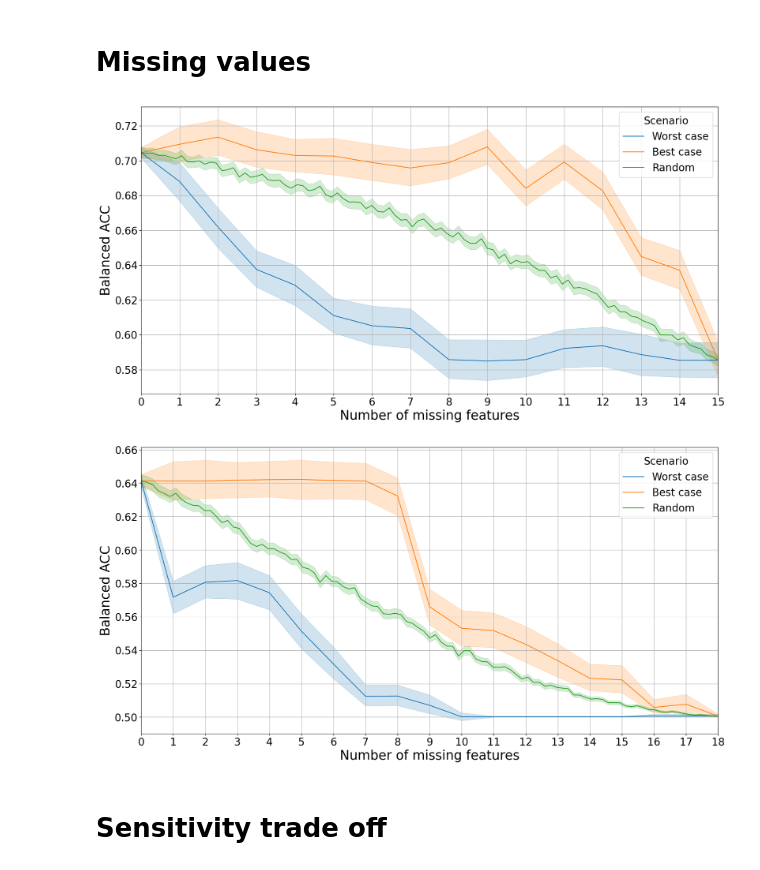
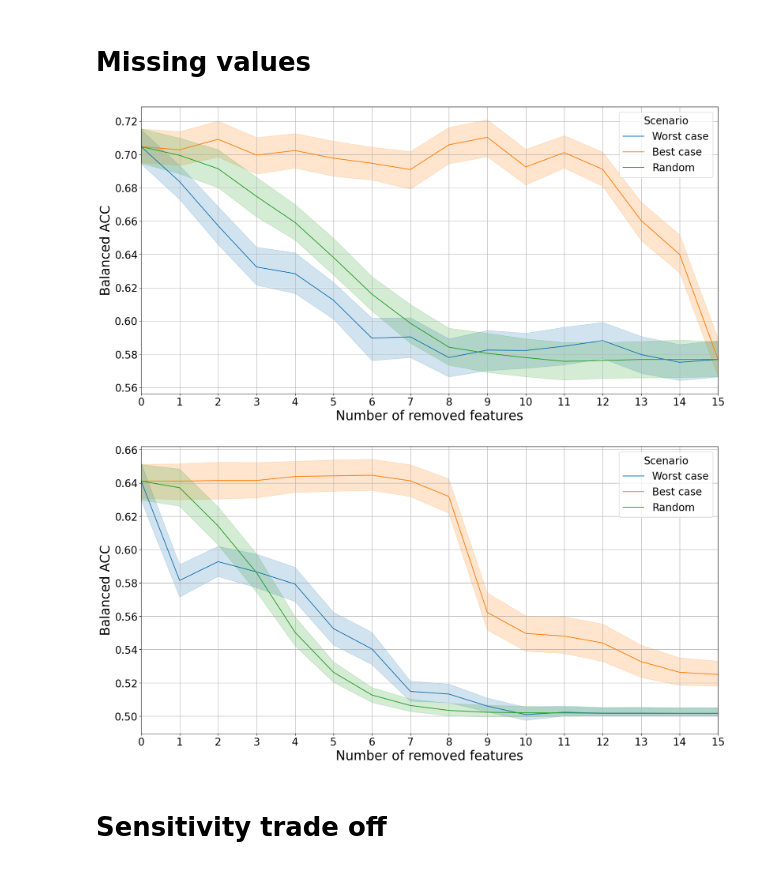
Before and after one commit to N-Nieto/MACRO_experiments, a Jupyter notebook: code/plot_figures_paper_v3.ipynb, the cells around one changed output. Saved outputs shown, nothing was run; the diff lists cells and outputs as text; code cells hidden in the pictures.

Commit message:
Re-factor, keep the scripts for the experiments

```diff
--- a/code/plot_figures_paper_v2.ipynb
+++ b/code/plot_figures_paper_v3.ipynb
@@ -828,85 +833,77 @@ No data for colormapping provided via 'c'. Parameters 'vmin', 'vmax' will be ign
 # %% [markdown]
 # Missing values
 # %%
-data_dir = "/home/nnieto/Nico/MODS_project/CULPRIT_project/output/optuna/missing_values/"
+data_dir = "/home/nnieto/Nico/MODS_project/CULPRIT_project/output/optuna/big_experiment/"
 
-results_random = pd.read_csv(data_dir + "missing_values_10foldx10repx10_shuffle.csv", index_col=0)
-results_random["Percenage_nan"] = results_random["Percenage_nan"] * 15
+results_random = pd.read_csv(data_dir + "Full_big_experiment_random_remove.csv", index_col=0)
+results_random = results_random[results_random["Threshold"] == 0.5]
 results_random["Scenario"] = "Random"
 
-results_0 = results_random[results_random["Percenage_nan"] == 0]
-
-results_direct = pd.read_csv(data_dir + "missing_values_10foldx10rep_direct.csv", index_col=0)
-results_direct["Percenage_nan"] = results_direct["Percenage_nan"] +1
-results_direct = pd.concat([results_0,results_direct])
+results_direct = pd.read_csv(data_dir + "Full_big_experiment_direct_remove.csv", index_col=0)
+results_direct = results_direct[results_direct["Threshold"] == 0.5]
 results_direct["Scenario"] = "Worst case"
 
-results_inverse = pd.read_csv(data_dir + "missing_values_10foldx10rep_inverse.csv", index_col=0)
+results_inverse = pd.read_csv(data_dir + "Full_big_experiment_inverse_remove.csv", index_col=0)
 
-results_inverse["Percenage_nan"] = results_inverse["Percenage_nan"] + 1
-results_inverse = pd.concat([results_inverse,results_0])
+results_inverse = results_inverse[results_inverse["Threshold"] == 0.5]
 results_inverse["Scenario"] = "Best case"
 
 
 fig, ax = plt.subplots(1, 1, figsize=[20, 10])
 metric_to_plot = "Balanced ACC"
 results_mv = pd.concat([results_direct,results_inverse,results_random])
-results_mv_to_plot = results_mv[results_mv["Model"] == "24hs"]
+results_mv_to_plot = results_mv[results_mv["Model"] == "Full"]
 
 sns.lineplot(
     data=results_mv_to_plot,
-    x="Percenage_nan", y=metric_to_plot,
+    x="Number of Removed Features", y=metric_to_plot,
     hue="Scenario", ax=ax
 )
 plt.grid()
 plt.xlim(0,15)
-plt.xlabel("Number of missing features")
+plt.xlabel("Number of removed features")
 custom_ticks = np.arange(0, 16, 1)  # Range from 0 to 1 with step of 0.1
 plt.xticks(custom_ticks)
 # plt.title("Missing values impact in 24hs Model")
 plt.show()
 # %% [output]
-[figure, old version]
+[figure, new version]
 # %%
-data_dir = "/home/nnieto/Nico/MODS_project/CULPRIT_project/output/optuna/missing_values/"
+data_dir = "/home/nnieto/Nico/MODS_project/CULPRIT_project/output/optuna/big_experiment/"
 
-results_random = pd.read_csv(data_dir + "missing_values_10foldx10repx10_shuffle_admission.csv", index_col=0)
-results_random["Percenage_nan"] = results_random["Percenage_nan"] * 18
+results_random = pd.read_csv(data_dir + "Admission_big_experiment_random_remove.csv", index_col=0)
+results_random = results_random[results_random["Thresholds"] == 0.5]
 results_random["Scenario"] = "Random"
 
-results_0 = results_random[results_random["Percenage_nan"] == 0]
-
-results_direct = pd.read_csv(data_dir + "missing_values_10foldx10rep_direct_admission.csv", index_col=0)
-results_direct["Percenage_nan"] = results_direct["Percenage_nan"] +1
-results_direct = pd.concat([results_0,results_direct])
+results_direct = pd.read_csv(data_dir + "Admission_big_experiment_direct_remove.csv", index_col=0)
+results_direct = results_direct[results_direct["Thresholds"] == 0.5]
 results_direct["Scenario"] = "Worst case"
 
-results_inverse = pd.read_csv(data_dir + "missing_values_10foldx10rep_inverse_admission.csv", index_col=0)
+results_inverse = pd.read_csv(data_dir + "Admission_big_experiment_inverse_remove.csv", index_col=0)
 
-results_inverse["Percenage_nan"] = results_inverse["Percenage_nan"] + 1
-results_inverse = pd.concat([results_inverse,results_0])
+results_inverse = results_inverse[results_inverse["Thresholds"] == 0.5]
 results_inverse["Scenario"] = "Best case"
 
 
 fig, ax = plt.subplots(1, 1, figsize=[20, 10])
 metric_to_plot = "Balanced ACC"
 results_mv = pd.concat([results_direct,results_inverse,results_random])
 results_mv_to_plot = results_mv[results_mv["Model"] == "Admission"]
 
 sns.lineplot(
     data=results_mv_to_plot,
-    x="Percenage_nan", y=metric_to_plot,
+    x="Number of Removed Features", y=metric_to_plot,
     hue="Scenario", ax=ax
 )
 plt.grid()
-plt.xlim(0,18)
-plt.xlabel("Number of missing features")
-custom_ticks = np.arange(0, 19, 1)  # Range from 0 to 1 with step of 0.1
+plt.xlim(0,15)
+plt.xlabel("Number of removed features")
+custom_ticks = np.arange(0, 16, 1)  # Range from 0 to 1 with step of 0.1
 plt.xticks(custom_ticks)
-# plt.title("Missing values impact in Admission Model")
+# plt.title("Missing values impact in 24hs Model")
 plt.show()
 # %% [output]
-[figure, old version]
+[figure, new version]
 # %% [markdown]
 # Sensitivity trade off
 # %%
```
Also changed, not shown: parts of 7 cells of this notebook, 24 other files.
